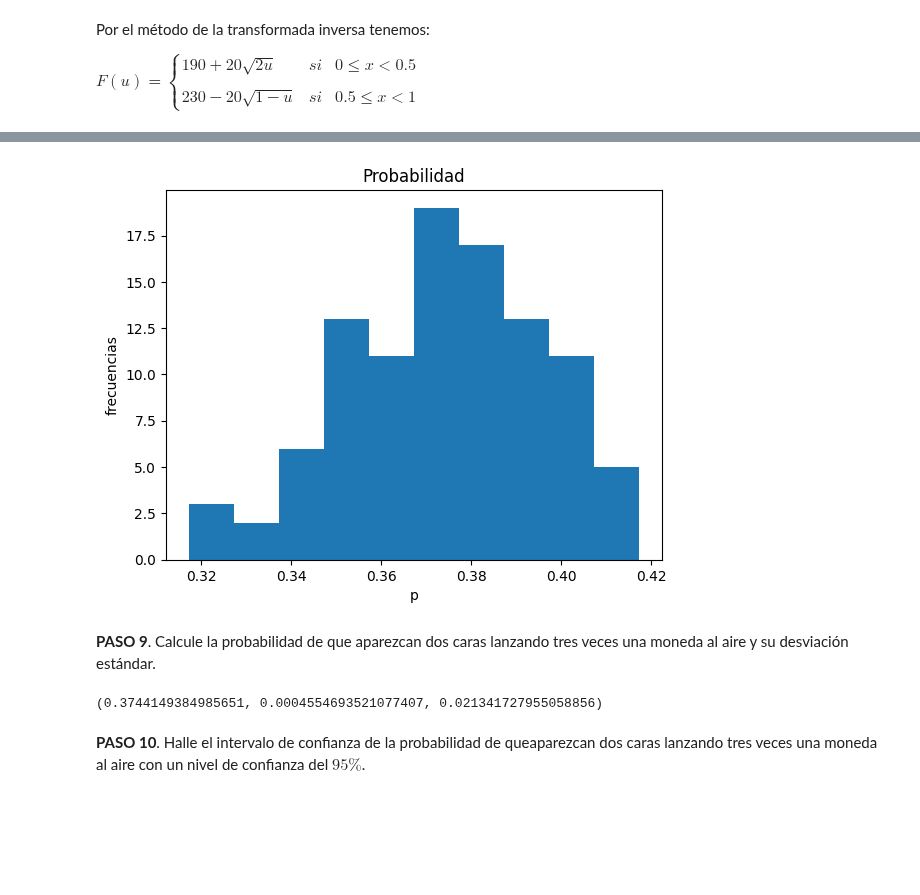
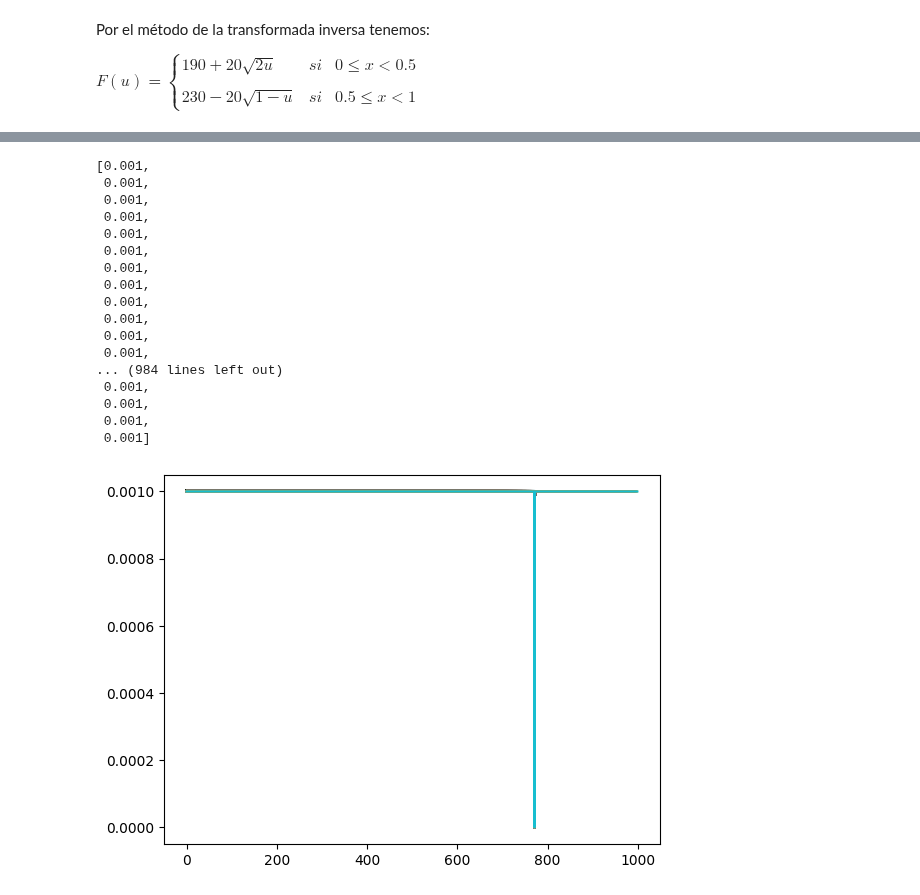
Before and after one commit to MartaPCastillo/Simulaci-n-I-, a Jupyter notebook: Ejercicio_Camión_de_Transporte.ipynb, the cells around one changed output, grey strips where cells are left out. Cells and saved outputs as stored; diff of their text form; code cells hidden in the pictures; blank space fills up the shorter version.

```diff
--- a/Ejercicio_Camión_de_Transporte.ipynb
+++ b/Ejercicio_Camión_de_Transporte.ipynb
@@ -191,18 +80,37 @@ simulacion = simulacion_caras(100)
-# %%
-plt.hist(simulacion)
-plt.xlabel('p')
-plt.ylabel('frecuencias')
-plt.title('Probabilidad')
-plt.show()
-# %% [output]
-[figure, removed]
-# %% [markdown]
-**PASO 9**. Calcule la probabilidad de que aparezcan dos caras lanzando tres veces una moneda al aire y su desviación
-estándar.
-# %%
-np.mean(simulacion), np.var(simulacion), np.std(simulacion)
-# %% [output]
-(0.3744149384985651, 0.0004554693521077407, 0.021341727955058856)
-# %% [markdown]
-**PASO 10**. Halle el intervalo de confianza de la probabilidad de queaparezcan dos caras lanzando tres veces una moneda
-al aire con un nivel de confianza del $95 \%$.
+# %%
+def camion_transporte(a=190,b=230,c=210,N=1000):
+    lista = []
+    for i in range(N):
+        contador = 0
+        u_1=random.triangular(a,b,c)
+        u_2=random.triangular(a,b,c)
+        u_3=random.triangular(a,b,c)
+        u_4=random.triangular(a,b,c)
+        u_5=random.triangular(a,b,c)
+        if u_1 + u_2 + u_3 + u_4 + u_5 > 1000:
+           contador = contador + 1
+        prob = contador / N
+        lista.append(prob)
+        plt.plot(lista)
+    return lista
+# %%
+camion_transporte()
+# %% [output]
+[0.001,
+ 0.001,
+ 0.001,
+ 0.001,
+ 0.001,
+ 0.001,
+ 0.001,
+ 0.001,
+ 0.001,
+ 0.001,
+ 0.001,
+ 0.001,
+... (984 lines left out)
+ 0.001,
+ 0.001,
+ 0.001,
+ 0.001]
+[figure, added]
```
Also changed, not shown: parts of 31 cells of this notebook.
